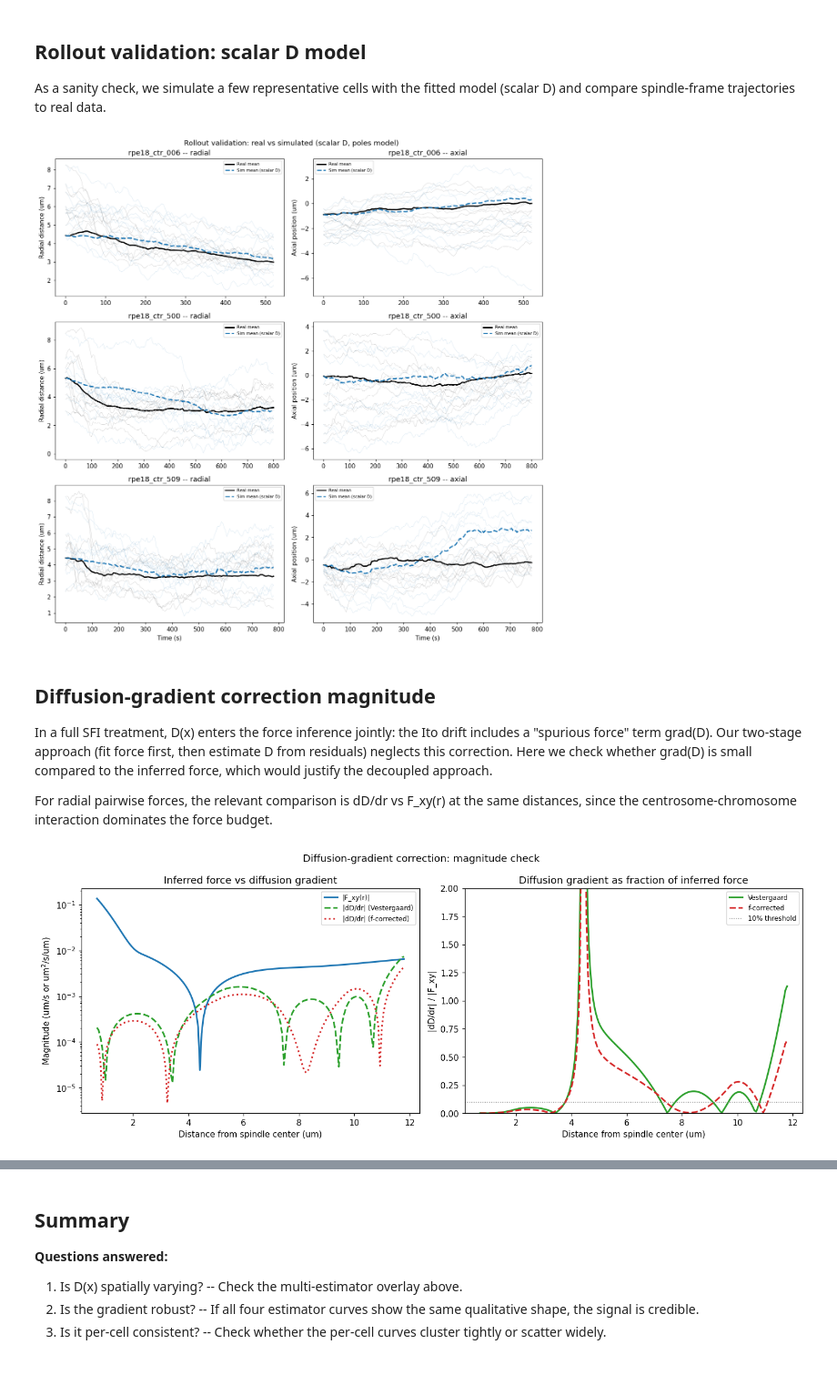
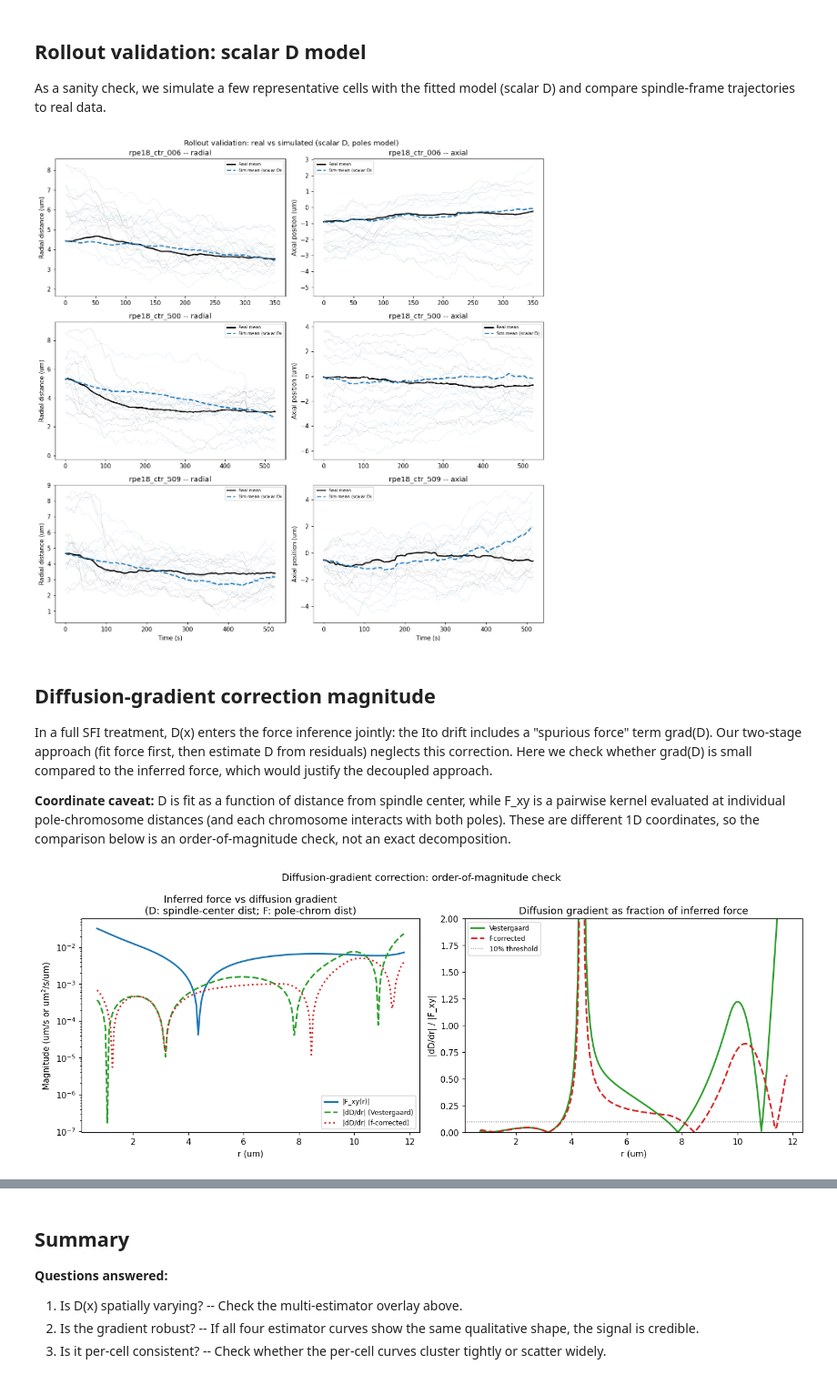
Before and after one commit to chris-miles/chrom-learning-2026, a Jupyter notebook: notebooks/ipynb/06_diffusion_landscape.ipynb, the cells around one changed output, grey strips where cells are left out. Shown at 91% size. Saved outputs shown, nothing was run; the diff lists cells and outputs as text; code cells hidden in the pictures.

```diff
--- a/notebooks/ipynb/06_diffusion_landscape.ipynb
+++ b/notebooks/ipynb/06_diffusion_landscape.ipynb
@@ -64,7 +64,7 @@ config = FitConfig(
     r_max_xy=15.0,
     basis_type="bspline",
     lambda_ridge=1e-3,
-    lambda_rough=1e-3,
+    lambda_rough=1.0,
     basis_eval_mode="ito",
     dt=5.0,
 )
@@ -309,7 +309,7 @@ fig.suptitle("Rollout validation: real vs simulated (scalar D, poles model)")
 fig.tight_layout()
 plt.show()
 # %% [output]
-[figure, old version]
+[figure, new version]
 # %% [markdown]
 ## Diffusion-gradient correction magnitude
 
@@ -319,9 +319,11 @@ drift includes a "spurious force" term grad(D).  Our two-stage approach
 Here we check whether grad(D) is small compared to the inferred force,
 which would justify the decoupled approach.
 
-For radial pairwise forces, the relevant comparison is dD/dr vs F_xy(r)
-at the same distances, since the centrosome-chromosome interaction dominates
-the force budget.
+**Coordinate caveat:** D is fit as a function of distance from spindle
+center, while F_xy is a pairwise kernel evaluated at individual
+pole-chromosome distances (and each chromosome interacts with both poles).
+These are different 1D coordinates, so the comparison below is an
+order-of-magnitude check, not an exact decomposition.
 # %%
 # Numerical derivative of D(distance) from the Vestergaard fit
 dr_vest = diff_results["vestergaard"]
@@ -340,38 +342,38 @@ dr_fcorr = diff_results["f_corrected"]
 D_vals_fc = dr_fcorr.evaluate(eval_r)
 dD_dr_fc = np.gradient(D_vals_fc, dr_step)
 
 fig, axes = plt.subplots(1, 2, figsize=(13, 5))
 
 # Left panel: force vs dD/dr
 ax = axes[0]
 ax.plot(eval_r, np.abs(F_xy), "C0-", linewidth=2, label="|F_xy(r)|")
 ax.plot(eval_r, np.abs(dD_dr), "C2--", linewidth=2, label="|dD/dr| (Vestergaard)")
 ax.plot(eval_r, np.abs(dD_dr_fc), "C3:", linewidth=2, label="|dD/dr| (f-corrected)")
-ax.set_xlabel("Distance from spindle center (um)")
+ax.set_xlabel("r (um)")
 ax.set_ylabel("Magnitude (um/s or um$^2$/s/um)")
-ax.set_title("Inferred force vs diffusion gradient")
+ax.set_title("Inferred force vs diffusion gradient\n(D: spindle-center dist; F: pole-chrom dist)")
 ax.legend(fontsize=8)
 ax.set_yscale("log")
 
 # Right panel: ratio |dD/dr| / |F_xy|
 ax = axes[1]
 safe_F = np.where(np.abs(F_xy) > 1e-12, np.abs(F_xy), np.nan)
 ratio_vest = np.abs(dD_dr) / safe_F
 ratio_fc = np.abs(dD_dr_fc) / safe_F
 ax.plot(eval_r, ratio_vest, "C2-", linewidth=2, label="Vestergaard")
 ax.plot(eval_r, ratio_fc, "C3--", linewidth=2, label="f-corrected")
 ax.axhline(0.1, color="0.5", linestyle=":", linewidth=1, label="10% threshold")
-ax.set_xlabel("Distance from spindle center (um)")
+ax.set_xlabel("r (um)")
 ax.set_ylabel("|dD/dr| / |F_xy|")
 ax.set_title("Diffusion gradient as fraction of inferred force")
 ax.legend(fontsize=8)
 ax.set_ylim(0, min(2.0, np.nanmax(ratio_vest) * 1.2))
 
-fig.suptitle("Diffusion-gradient correction: magnitude check")
+fig.suptitle("Diffusion-gradient correction: order-of-magnitude check")
 fig.tight_layout()
 plt.show()
 # %% [output]
-[figure, old version]
+[figure, new version]
 # %%
 # Print summary statistics
 median_ratio_vest = float(np.nanmedian(ratio_vest))
```
Also changed, not shown: parts of 6 cells of this notebook, 9 other files.
